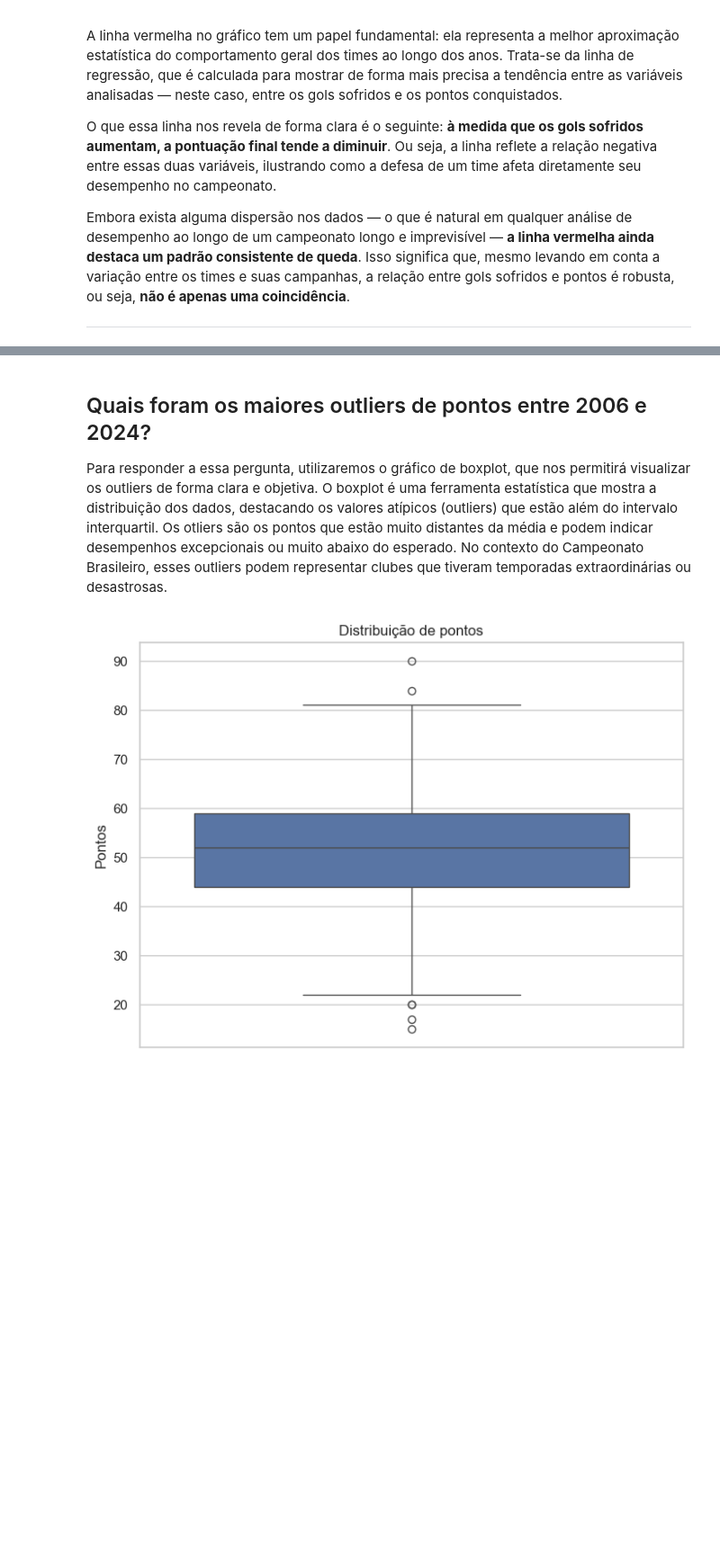
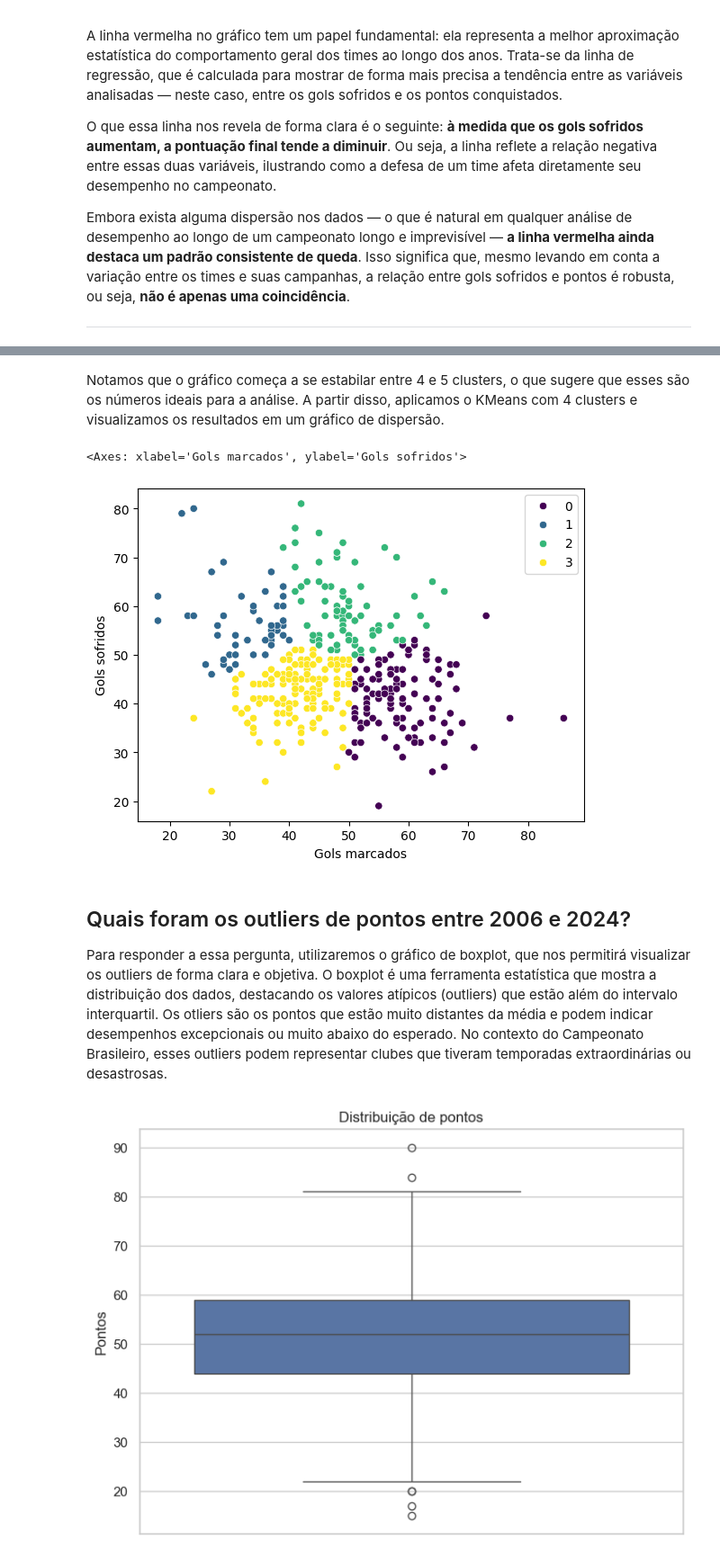
Before and after one commit to Dennynson/data-set-brasileirao, a Jupyter notebook: relatorio.ipynb, the cells around one changed output, grey strips where cells are left out. Shown: that part at 90% size. Saved outputs shown, nothing was run; the diff lists cells and outputs as text; code cells hidden in the pictures; blank space fills up the shorter version.

```diff
--- a/relatorio.ipynb
+++ b/relatorio.ipynb
@@ -291,0 +307,2 @@ Embora exista alguma dispersão nos dados — o que é natural em qualquer anál
+# %%
+kmeans_labels = kmeans.labels_
@@ -292,5 +328,18 @@ Embora exista alguma dispersão nos dados — o que é natural em qualquer anál
+# %% [markdown]
+Notamos que o gráfico começa a se estabilar entre 4 e 5 clusters, o que sugere que esses são os números ideais para a análise.
+A partir disso, aplicamos o KMeans com 4 clusters e visualizamos os resultados em um gráfico de dispersão.
+# %%
+sns.scatterplot(
+    x=dados_defensivos_ofensivos["Gols marcados"],
+    y=dados_defensivos_ofensivos["Gols sofridos"],
+    hue=kmeans_labels,
+    palette="viridis",
+)
+# %% [output]
+<Axes: xlabel='Gols marcados', ylabel='Gols sofridos'>
+[figure, added]
 # %% [markdown]
-## Quais foram os maiores outliers de pontos entre 2006 e 2024?
+## Quais foram os outliers de pontos entre 2006 e 2024?
 Para responder a essa pergunta, utilizaremos o gráfico de boxplot, que nos permitirá visualizar os outliers de forma clara e objetiva. O boxplot é uma ferramenta estatística que mostra a distribuição dos dados, destacando os valores atípicos (outliers) que estão além do intervalo interquartil. Os otliers são os pontos que estão muito distantes da média e podem indicar desempenhos excepcionais ou muito abaixo do esperado. No contexto do Campeonato Brasileiro, esses outliers podem representar clubes que tiveram temporadas extraordinárias ou desastrosas.
 # %%
 sns.set_theme(style="whitegrid")
```
Also changed, not shown: parts of 8 cells of this notebook.
